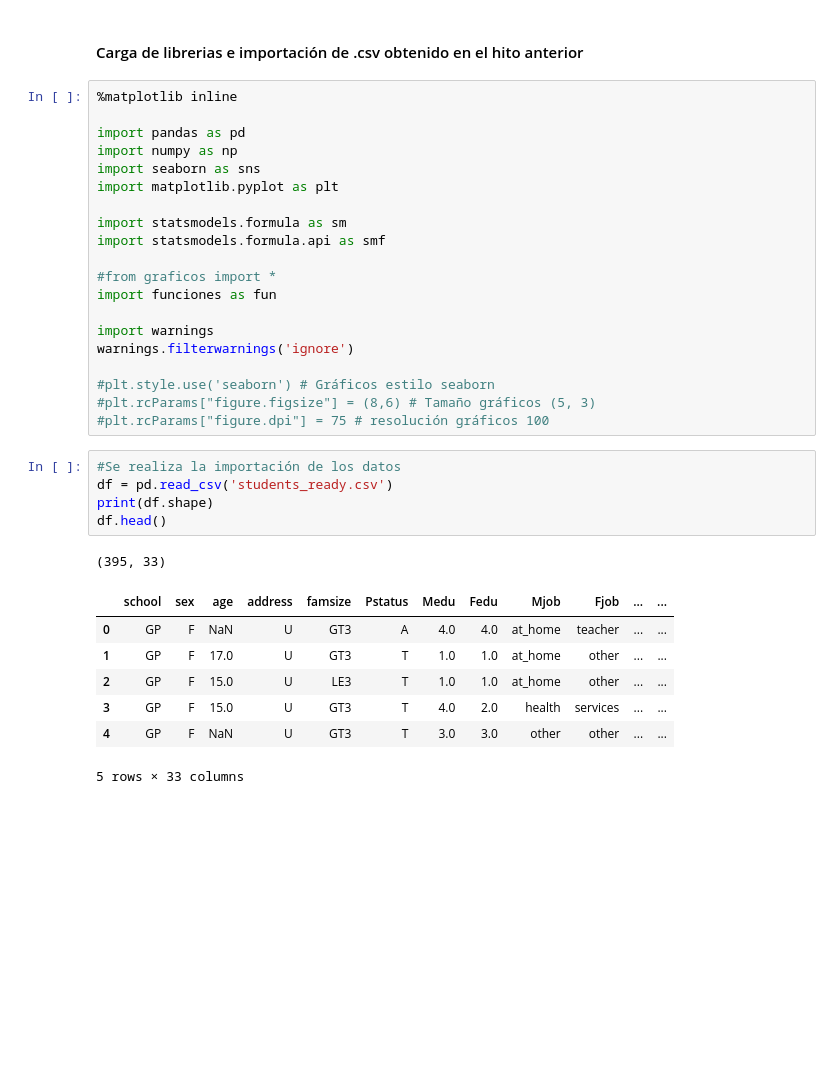
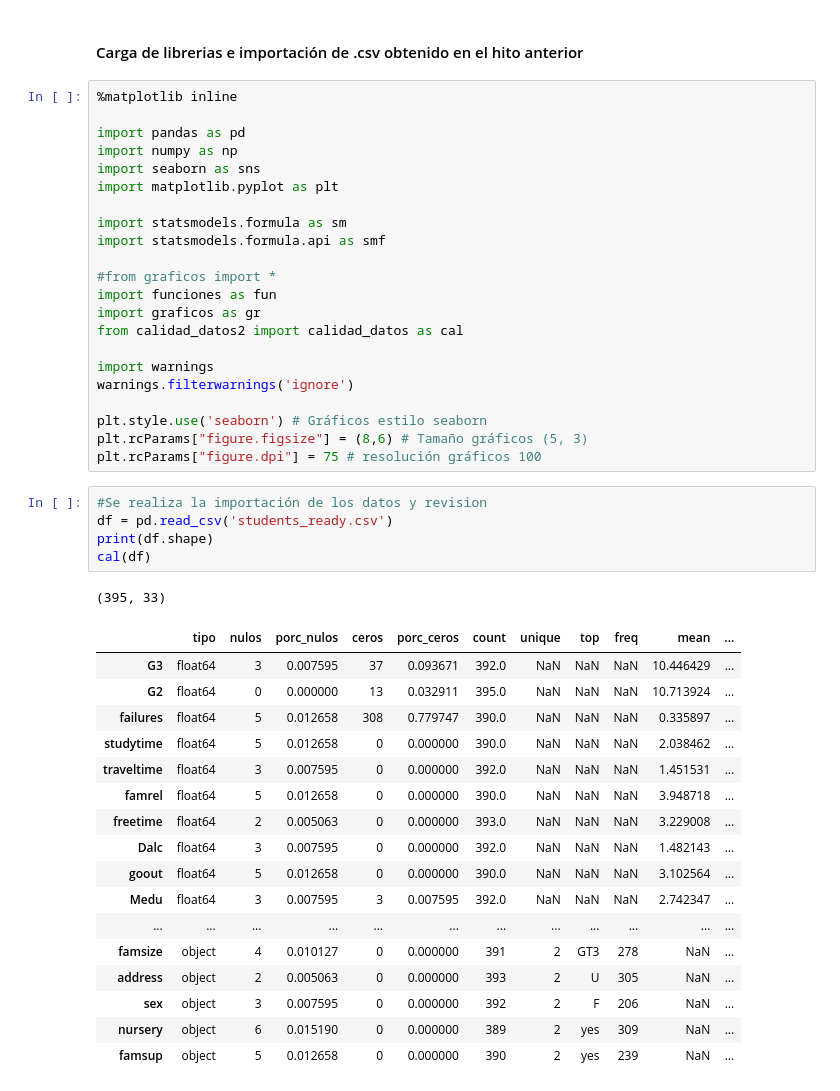
Before and after one commit to antosource/CursoDataScience, a Jupyter notebook: FundamentosDataScience/PruebaSalida/Hito3/Rendimiento_escolar.ipynb, the cells around one changed output. Saved outputs shown, nothing was run; the diff lists cells and outputs as text; blank space fills up the shorter version.

```diff
--- a/FundamentosDataScience/PruebaSalida/Hito3/Rendimiento_escolar.ipynb
+++ b/FundamentosDataScience/PruebaSalida/Hito3/Rendimiento_escolar.ipynb
@@ -16,27 +16,39 @@ import statsmodels.formula.api as smf
 
 #from graficos import *
 import funciones as fun
+import graficos as gr
+from calidad_datos2 import calidad_datos as cal
 
 import warnings
 warnings.filterwarnings('ignore')
 
-#plt.style.use('seaborn') # Gráficos estilo seaborn
-#plt.rcParams["figure.figsize"] = (8,6) # Tamaño gráficos (5, 3)
-#plt.rcParams["figure.dpi"] = 75 # resolución gráficos 100
+plt.style.use('seaborn') # Gráficos estilo seaborn
+plt.rcParams["figure.figsize"] = (8,6) # Tamaño gráficos (5, 3)
+plt.rcParams["figure.dpi"] = 75 # resolución gráficos 100
 # %%
-#Se realiza la importación de los datos
+#Se realiza la importación de los datos y revision
 df = pd.read_csv('students_ready.csv')
 print(df.shape)
-df.head()
+cal(df)
 # %% [output]
 (395, 33)
-|  | school | sex | age | address | famsize | Pstatus | Medu | Fedu | Mjob | Fjob | ... | ... |
-| 0 | GP | F | NaN | U | GT3 | A | 4.0 | 4.0 | at_home | teacher | ... | ... |
-| 1 | GP | F | 17.0 | U | GT3 | T | 1.0 | 1.0 | at_home | other | ... | ... |
-| 2 | GP | F | 15.0 | U | LE3 | T | 1.0 | 1.0 | at_home | other | ... | ... |
-| 3 | GP | F | 15.0 | U | GT3 | T | 4.0 | 2.0 | health | services | ... | ... |
-| 4 | GP | F | NaN | U | GT3 | T | 3.0 | 3.0 | other | other | ... | ... |
+|  | tipo | nulos | porc_nulos | ceros | porc_ceros | count | unique | top | freq | mean | ... |
+| G3 | float64 | 3 | 0.007595 | 37 | 0.093671 | 392.0 | NaN | NaN | NaN | 10.446429 | ... |
+| G2 | float64 | 0 | 0.000000 | 13 | 0.032911 | 395.0 | NaN | NaN | NaN | 10.713924 | ... |
+| failures | float64 | 5 | 0.012658 | 308 | 0.779747 | 390.0 | NaN | NaN | NaN | 0.335897 | ... |
+| studytime | float64 | 5 | 0.012658 | 0 | 0.000000 | 390.0 | NaN | NaN | NaN | 2.038462 | ... |
+| traveltime | float64 | 3 | 0.007595 | 0 | 0.000000 | 392.0 | NaN | NaN | NaN | 1.451531 | ... |
+| famrel | float64 | 5 | 0.012658 | 0 | 0.000000 | 390.0 | NaN | NaN | NaN | 3.948718 | ... |
+| freetime | float64 | 2 | 0.005063 | 0 | 0.000000 | 393.0 | NaN | NaN | NaN | 3.229008 | ... |
+| Dalc | float64 | 3 | 0.007595 | 0 | 0.000000 | 392.0 | NaN | NaN | NaN | 1.482143 | ... |
+| goout | float64 | 5 | 0.012658 | 0 | 0.000000 | 390.0 | NaN | NaN | NaN | 3.102564 | ... |
+| Medu | float64 | 3 | 0.007595 | 3 | 0.007595 | 392.0 | NaN | NaN | NaN | 2.742347 | ... |
+| ... | ... | ... | ... | ... | ... | ... | ... | ... | ... | ... | ... |
+| famsize | object | 4 | 0.010127 | 0 | 0.000000 | 391 | 2 | GT3 | 278 | NaN | ... |
+| address | object | 2 | 0.005063 | 0 | 0.000000 | 393 | 2 | U | 305 | NaN | ... |
+| sex | object | 3 | 0.007595 | 0 | 0.000000 | 392 | 2 | F | 206 | NaN | ... |
+| nursery | object | 6 | 0.015190 | 0 | 0.000000 | 389 | 2 | yes | 309 | NaN | ... |
+| famsup | object | 5 | 0.012658 | 0 | 0.000000 | 390 | 2 | yes | 239 | NaN | ... |
-5 rows × 33 columns
 # %% [markdown]
 ###  Modelación descriptiva
 
```
Also changed, not shown: parts of 29 cells of this notebook, 2 other files.
